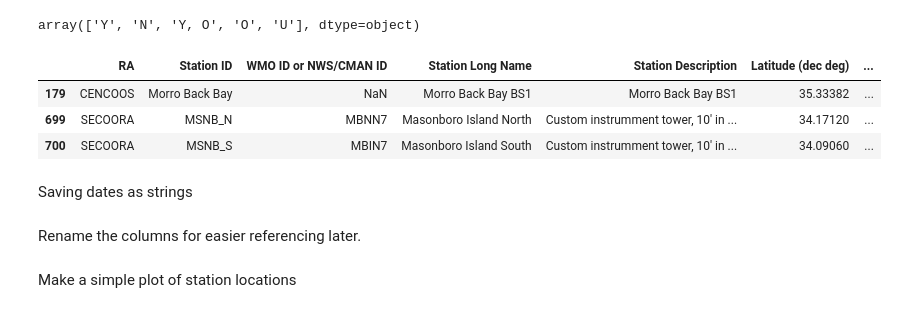
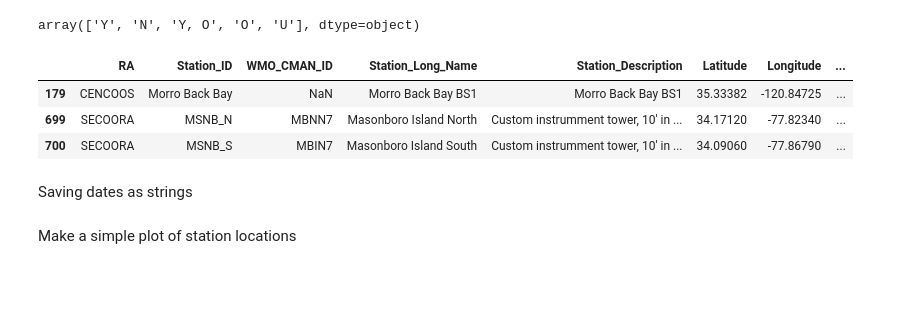
Before and after one commit to ioos/ioos-asset-inventory, a Jupyter notebook: inventory_creation.ipynb, the cells around one changed output. Cells and saved outputs as stored; diff of their text form; code cells hidden in the pictures; blank space fills up the shorter version.

Commit message:
fixing column headers for raw inventory

```diff
--- a/inventory_creation.ipynb
+++ b/inventory_creation.ipynb
@@ -92,2 +92,24 @@ Now we need to do a little cleaning to remove platform types that shouldn't be p
 # %%
-#df_raw.loc[df_raw['RA'] == 'PacIOOS']
+columns = {
+       'Station ID': 'Station_ID',
+       'WMO ID or NWS/CMAN ID': 'WMO_CMAN_ID',
+       'Station Long Name': 'Station_Long_Name',
+       'Station Description': 'Station_Description',
+       'Latitude (dec deg)': 'Latitude',
+       'Longitude (dec deg)': 'Longitude',
+       'Platform Type': 'Platform_Type',
+       'Station Deployment (mm/yyyy, yyyy, < 5 yr, > 5 yr)': 'Station_Deployment',
+       'Currently Operational? (Y, N, O, U)': 'Currently_Operational',
+       'Platform Funder/Sponsor': 'Plaform_Funder',
+       'RA Funding Involvement (Yf, Yp, N)':'RA_Funded',
+       'Platform Operator/Owner': 'Patform_Operator',
+       'Operator Sector': 'Operator_Sector',
+       'Platform Maintainer': 'Platform_Mainainer',
+       'Data Manager':'Data_Manager',
+       'Variable Names + water column depth of measurement in meters [CF_name (# m, # m) or CF_name (mult) or CF_name (# depths)].': 'Variable_Names',
+       'Additional notes': 'Additional_notes',
+}
+
+df_raw.rename(columns=columns, inplace=True)
+
+df_raw
@@ -99,8 +137,8 @@ df_all['RA'] = df_all['RA'].astype(str).str.strip()
 print('Removing platform type = \'surface_current_radar\' | \'glider\'.')
 df_all.drop(
     df_all.loc[
-        (df_all['Platform Type'] == 'surface_current_radar') |
-        (df_all['Platform Type'] == 'glider')
+        (df_all['Platform_Type'] == 'surface_current_radar') |
+        (df_all['Platform_Type'] == 'glider')
     ].index,
     inplace=True)
 print('row count:', df_all.shape[0])
@@ -116,7 +154,7 @@ Convert lat/lon to floating points.
 # %%
 #df_all.loc[df_all['Latitude (dec deg)'] == '35 15.555', ['file']]
 # %%
-df_all[['Latitude (dec deg)', 'Longitude (dec deg)']] = df_all[['Latitude (dec deg)', 'Longitude (dec deg)']].astype(float)
+df_all[['Latitude', 'Longitude']] = df_all[['Latitude', 'Longitude']].astype(float)
 # %% [markdown]
 Find all bad coordinates and tell me which file they belong to and what the coordinates are.
 # %%
@@ -132,12 +170,12 @@ df_all['Currently Operational? (Y, N, O, U)'].unique()
 # %% [output]
 array(['Y', 'N', 'Y, O', 'O', 'U'], dtype=object)
 # %%
-df_all.loc[df_all['RA Funding Involvement (Yf, Yp, N)'].isna()]
+df_all.loc[df_all['RA_Funded'].isna()]
 # %% [output]
-|  | RA | Station ID | WMO ID or NWS/CMAN ID | Station Long Name | Station Description | Latitude (dec deg) | ... |
-| 179 | CENCOOS | Morro Back Bay | NaN | Morro Back Bay BS1 | Morro Back Bay BS1 | 35.33382 | ... |
-| 699 | SECOORA | MSNB_N | MBNN7 | Masonboro Island North | Custom instrumment tower, 10' in ... | 34.17120 | ... |
-| 700 | SECOORA | MSNB_S | MBIN7 | Masonboro Island South | Custom instrumment tower, 10' in ... | 34.09060 | ... |
+|  | RA | Station_ID | WMO_CMAN_ID | Station_Long_Name | Station_Description | Latitude | Longitude | ... |
+| 179 | CENCOOS | Morro Back Bay | NaN | Morro Back Bay BS1 | Morro Back Bay BS1 | 35.33382 | -120.84725 | ... |
+| 699 | SECOORA | MSNB_N | MBNN7 | Masonboro Island North | Custom instrumment tower, 10' in ... | 34.17120 | -77.82340 | ... |
+| 700 | SECOORA | MSNB_S | MBIN7 | Masonboro Island South | Custom instrumment tower, 10' in ... | 34.09060 | -77.86790 | ... |
 # %% [markdown]
 Saving dates as strings
 # %%
@@ -146,2 +183,0 @@ df_all['Station Deployment (mm/yyyy, yyyy, < 5 yr, > 5 yr)'] = \
-# %% [markdown]
-Rename the columns for easier referencing later.
```
Also changed, not shown: parts of 13 cells of this notebook, 13 other files.
